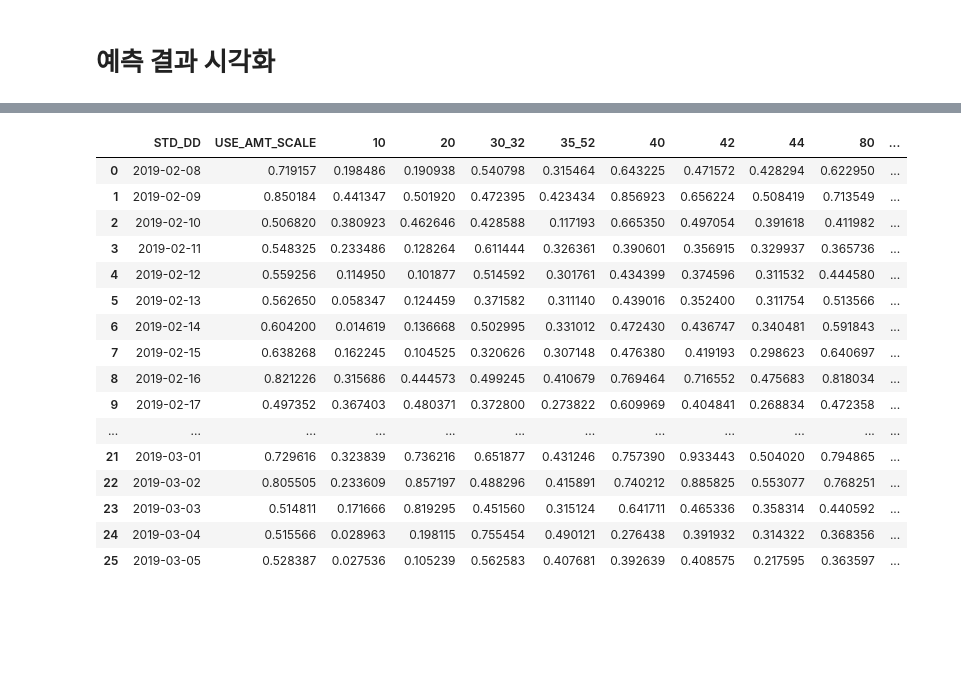
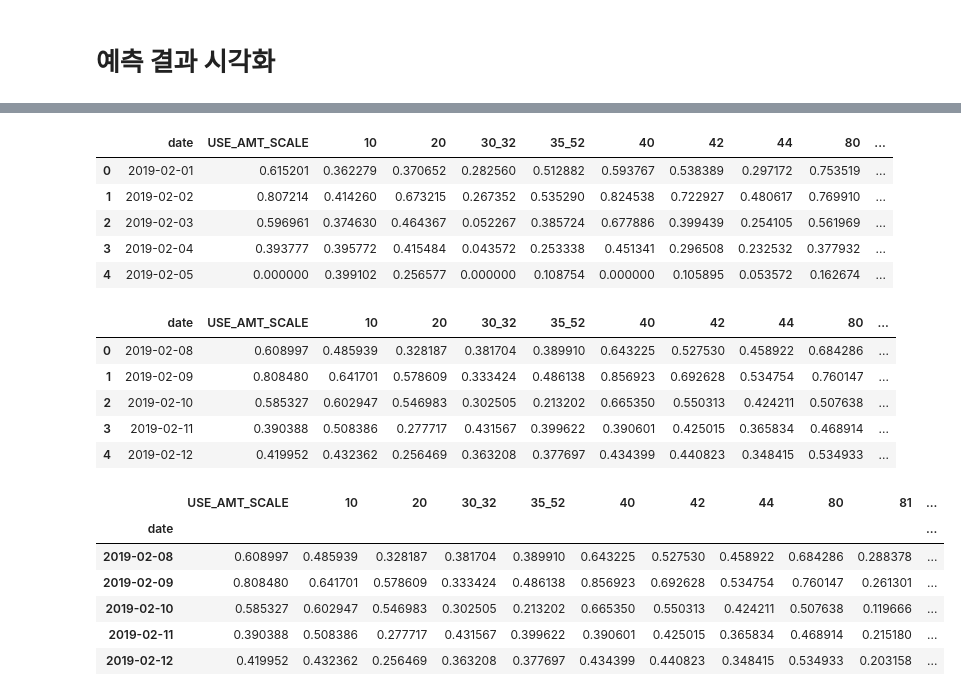
Before and after one commit to yoouza/bigcontest, a Jupyter notebook: estimation/News_Estimation.ipynb, the cells around one changed output, grey strips where cells are left out. Cells and saved outputs as stored; diff of their text form; code cells hidden in the pictures; blank space fills up the shorter version.

```diff
--- a/estimation/News_Estimation.ipynb
+++ b/estimation/News_Estimation.ipynb
@@ -193,0 +241,12 @@ card_2019.head(), card_2020.head()
+# %%
+# 전체 스케일링
+card_1920 = pd.read_csv('/content/drive/My Drive/Bigcon/2020빅콘테스트 문제데이터(혁신아이디어분야)/전처리한 데이터/card_std_1920.csv')
+card_1920.rename(columns = {'STD_DD' : 'date'}, inplace = True)
+card_1920.head()
+# %% [output]
+|  | date | USE_AMT_SCALE | 10 | 20 | 30_32 | 35_52 | 40 | 42 | 44 | 80 | ... |
+| 0 | 2019-02-01 | 0.615201 | 0.362279 | 0.370652 | 0.282560 | 0.512882 | 0.593767 | 0.538389 | 0.297172 | 0.753519 | ... |
+| 1 | 2019-02-02 | 0.807214 | 0.414260 | 0.673215 | 0.267352 | 0.535290 | 0.824538 | 0.722927 | 0.480617 | 0.769910 | ... |
+| 2 | 2019-02-03 | 0.596961 | 0.374630 | 0.464367 | 0.052267 | 0.385724 | 0.677886 | 0.399439 | 0.254105 | 0.561969 | ... |
+| 3 | 2019-02-04 | 0.393777 | 0.395772 | 0.415484 | 0.043572 | 0.253338 | 0.451341 | 0.296508 | 0.232532 | 0.377932 | ... |
+| 4 | 2019-02-05 | 0.000000 | 0.399102 | 0.256577 | 0.000000 | 0.108754 | 0.000000 | 0.105895 | 0.053572 | 0.162674 | ... |
@@ -194,24 +261,26 @@ card_2019.head(), card_2020.head()
 # %%
 card_data = pd.concat([card_2019, card_2020], axis=0)
+card_data = card_data.reset_index()
+card_data = card_data.drop(['index'], axis=1)
+card_data.head()
+# %% [output]
+|  | date | USE_AMT_SCALE | 10 | 20 | 30_32 | 35_52 | 40 | 42 | 44 | 80 | ... |
+| 0 | 2019-02-08 | 0.608997 | 0.485939 | 0.328187 | 0.381704 | 0.389910 | 0.643225 | 0.527530 | 0.458922 | 0.684286 | ... |
+| 1 | 2019-02-09 | 0.808480 | 0.641701 | 0.578609 | 0.333424 | 0.486138 | 0.856923 | 0.692628 | 0.534754 | 0.760147 | ... |
+| 2 | 2019-02-10 | 0.585327 | 0.602947 | 0.546983 | 0.302505 | 0.213202 | 0.665350 | 0.550313 | 0.424211 | 0.507638 | ... |
+| 3 | 2019-02-11 | 0.390388 | 0.508386 | 0.277717 | 0.431567 | 0.399622 | 0.390601 | 0.425015 | 0.365834 | 0.468914 | ... |
+| 4 | 2019-02-12 | 0.419952 | 0.432362 | 0.256469 | 0.363208 | 0.377697 | 0.434399 | 0.440823 | 0.348415 | 0.534933 | ... |
-# %%
-data = pd.concat([card_data, predict_2019['news_predict']], axis=1)
-data
-# %% [output]
-|  | STD_DD | USE_AMT_SCALE | 10 | 20 | 30_32 | 35_52 | 40 | 42 | 44 | 80 | ... |
-| 0 | 2019-02-08 | 0.719157 | 0.198486 | 0.190938 | 0.540798 | 0.315464 | 0.643225 | 0.471572 | 0.428294 | 0.622950 | ... |
-| 1 | 2019-02-09 | 0.850184 | 0.441347 | 0.501920 | 0.472395 | 0.423434 | 0.856923 | 0.656224 | 0.508419 | 0.713549 | ... |
-| 2 | 2019-02-10 | 0.506820 | 0.380923 | 0.462646 | 0.428588 | 0.117193 | 0.665350 | 0.497054 | 0.391618 | 0.411982 | ... |
-| 3 | 2019-02-11 | 0.548325 | 0.233486 | 0.128264 | 0.611444 | 0.326361 | 0.390601 | 0.356915 | 0.329937 | 0.365736 | ... |
-| 4 | 2019-02-12 | 0.559256 | 0.114950 | 0.101877 | 0.514592 | 0.301761 | 0.434399 | 0.374596 | 0.311532 | 0.444580 | ... |
-| 5 | 2019-02-13 | 0.562650 | 0.058347 | 0.124459 | 0.371582 | 0.311140 | 0.439016 | 0.352400 | 0.311754 | 0.513566 | ... |
-| 6 | 2019-02-14 | 0.604200 | 0.014619 | 0.136668 | 0.502995 | 0.331012 | 0.472430 | 0.436747 | 0.340481 | 0.591843 | ... |
-| 7 | 2019-02-15 | 0.638268 | 0.162245 | 0.104525 | 0.320626 | 0.307148 | 0.476380 | 0.419193 | 0.298623 | 0.640697 | ... |
-| 8 | 2019-02-16 | 0.821226 | 0.315686 | 0.444573 | 0.499245 | 0.410679 | 0.769464 | 0.716552 | 0.475683 | 0.818034 | ... |
-| 9 | 2019-02-17 | 0.497352 | 0.367403 | 0.480371 | 0.372800 | 0.273822 | 0.609969 | 0.404841 | 0.268834 | 0.472358 | ... |
-| ... | ... | ... | ... | ... | ... | ... | ... | ... | ... | ... | ... |
-| 21 | 2019-03-01 | 0.729616 | 0.323839 | 0.736216 | 0.651877 | 0.431246 | 0.757390 | 0.933443 | 0.504020 | 0.794865 | ... |
-| 22 | 2019-03-02 | 0.805505 | 0.233609 | 0.857197 | 0.488296 | 0.415891 | 0.740212 | 0.885825 | 0.553077 | 0.768251 | ... |
-| 23 | 2019-03-03 | 0.514811 | 0.171666 | 0.819295 | 0.451560 | 0.315124 | 0.641711 | 0.465336 | 0.358314 | 0.440592 | ... |
-| 24 | 2019-03-04 | 0.515566 | 0.028963 | 0.198115 | 0.755454 | 0.490121 | 0.276438 | 0.391932 | 0.314322 | 0.368356 | ... |
-| 25 | 2019-03-05 | 0.528387 | 0.027536 | 0.105239 | 0.562583 | 0.407681 | 0.392639 | 0.408575 | 0.217595 | 0.363597 | ... |
+# %%
+card_data['predict'] = news_predict['predict'].to_list()
+card_data.index = card_data['date']
+card_data = card_data.drop(['date'], axis=1)
+card_data.head()
+# %% [output]
+|  | USE_AMT_SCALE | 10 | 20 | 30_32 | 35_52 | 40 | 42 | 44 | 80 | 81 | ... |
+| date |  |  |  |  |  |  |  |  |  |  | ... |
+| 2019-02-08 | 0.608997 | 0.485939 | 0.328187 | 0.381704 | 0.389910 | 0.643225 | 0.527530 | 0.458922 | 0.684286 | 0.288378 | ... |
+| 2019-02-09 | 0.808480 | 0.641701 | 0.578609 | 0.333424 | 0.486138 | 0.856923 | 0.692628 | 0.534754 | 0.760147 | 0.261301 | ... |
+| 2019-02-10 | 0.585327 | 0.602947 | 0.546983 | 0.302505 | 0.213202 | 0.665350 | 0.550313 | 0.424211 | 0.507638 | 0.119666 | ... |
+| 2019-02-11 | 0.390388 | 0.508386 | 0.277717 | 0.431567 | 0.399622 | 0.390601 | 0.425015 | 0.365834 | 0.468914 | 0.215180 | ... |
+| 2019-02-12 | 0.419952 | 0.432362 | 0.256469 | 0.363208 | 0.377697 | 0.434399 | 0.440823 | 0.348415 | 0.534933 | 0.203158 | ... |
 # %%
```
Also changed, not shown: parts of 19 cells of this notebook.
